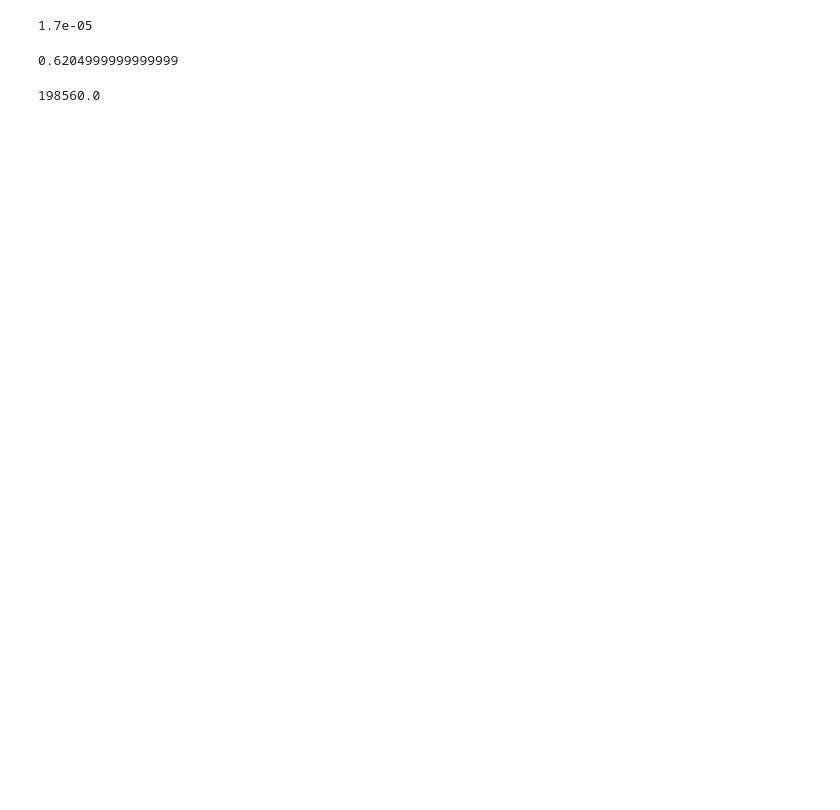
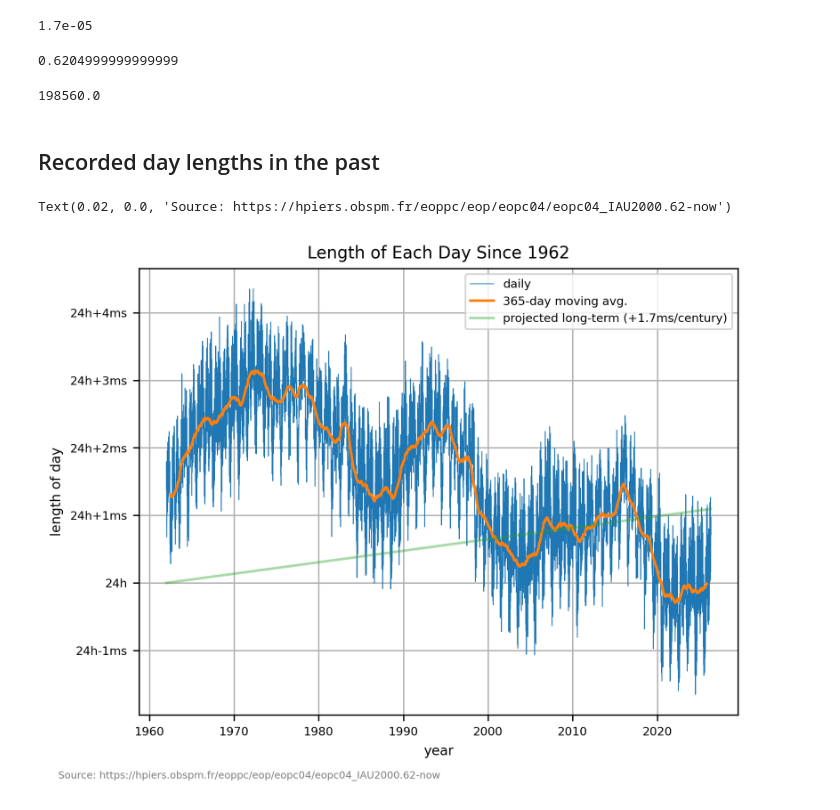
Before and after one commit to multi-io/mydocs-pub, a Jupyter notebook: math/leapseconds/leapseconds.ipynb, the cells around one changed output. Cells and saved outputs as stored; diff of their text form; code cells hidden in the pictures; blank space fills up the shorter version.

```diff
--- a/math/leapseconds/leapseconds.ipynb
+++ b/math/leapseconds/leapseconds.ipynb
@@ -91,3 +66,5 @@ def t_of_day_shift(year):
 t_of_day_shift(8000)
 # %% [output]
 198560.0
+# %% [markdown]
+## Recorded day lengths in the past
@@ -93,0 +74,28 @@ t_of_day_shift(8000)
+# %%
+fig, ax = plt.subplots()
+ax.plot(past_times, past_lods, lw=0.5, label="daily")
+ax.set_title("Length of Each Day Since 1962")
+
+ax.set_xlabel("year")
+
+ax.set_ylabel("length of day")
+ax.yaxis.set_major_formatter(FuncFormatter(day_delta_to24hplusx))
+ax.yaxis.set_major_locator(MultipleLocator(0.001))
+ax.grid(True)
+
+smoothing_range = 365   # days
+past_times_smoothed, past_lods_smoothed = moving_average(past_times, past_lods, smoothing_range)
+ax.plot(past_times_smoothed, past_lods_smoothed, label=f"{smoothing_range:d}-day moving avg.")
+
+ax.plot(past_times, length_of_day_delta(past_times - past_times[0]) / np.timedelta64(1, 'D') / 365, alpha=.4, label='projected long-term (+1.7ms/century)')
+
+ax.legend(loc='upper right')
+
+fig.text(
+    0.02, 0.00,
+    "Source: https://hpiers.obspm.fr/eoppc/eop/eopc04/eopc04_IAU2000.62-now",
+    color="gray", fontsize=6,
+)
+# %% [output]
+Text(0.02, 0.0, 'Source: https://hpiers.obspm.fr/eoppc/eop/eopc04/eopc04_IAU2000.62-now')
+[figure, new version]
```
Also changed, not shown: parts of 12 cells of this notebook, 1 other file.
